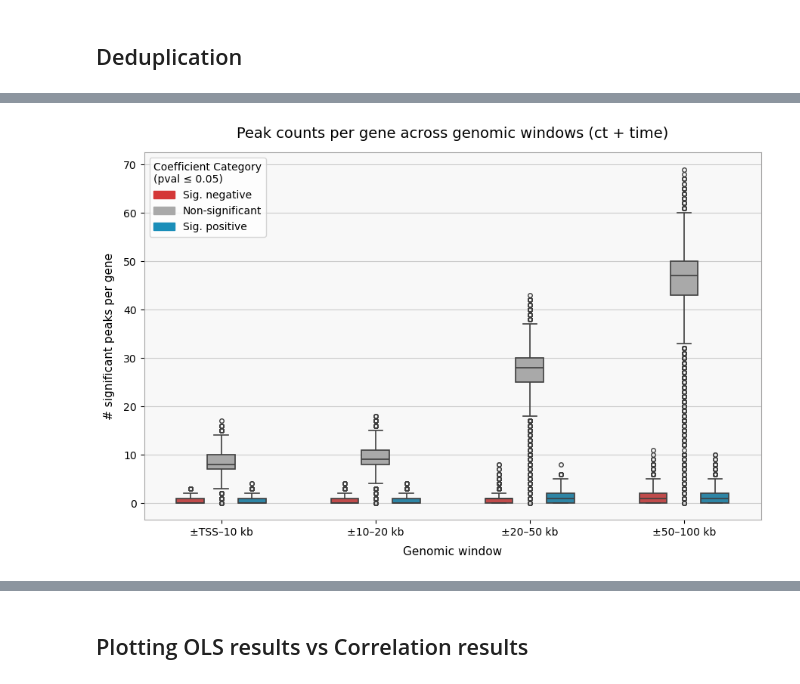
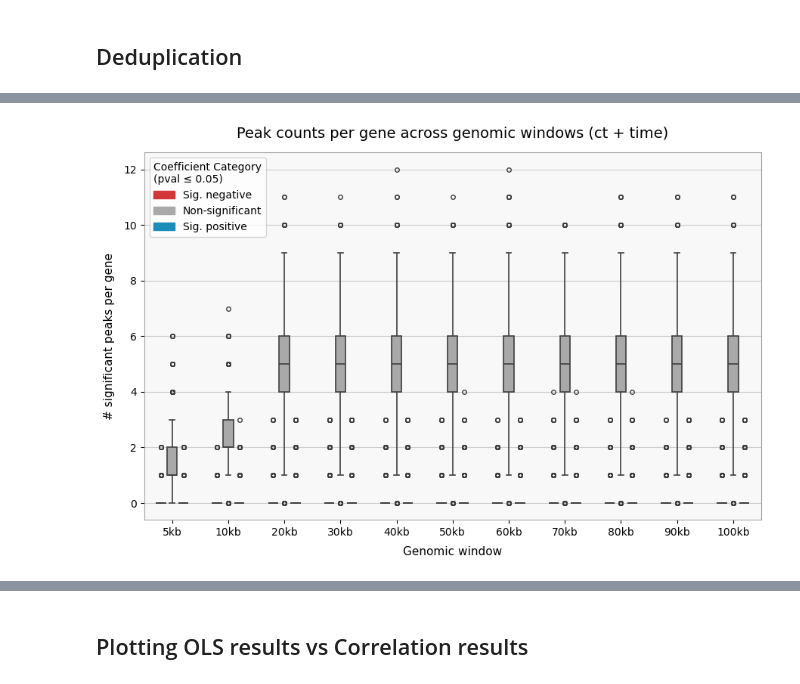
Before and after one commit to smin07/BA, a Jupyter notebook: notebooks/RNA_ATAC_ols_lm_ct_time.ipynb, the cells around one changed output, grey strips where cells are left out. Cells and saved outputs as stored; diff of their text form; code cells hidden in the pictures.

```diff
--- a/notebooks/RNA_ATAC_ols_lm_ct_time.ipynb
+++ b/notebooks/RNA_ATAC_ols_lm_ct_time.ipynb
@@ -7,10 +7,17 @@ import numpy as np
 
 pb_atac_ct_time = anndata.read_h5ad("/home/fgsasse_lrs_1/Downloads/BA/BA_data/Pseudobulks/ATAC/celltypes_times/agg_atac_ct_time.h5ad")
 pb_rna_ct_time = anndata.read_h5ad("/home/fgsasse_lrs_1/Downloads/BA/BA_data/Pseudobulks/RNA/celltypes_times/agg_rna_ct_time.h5ad")
-gene_peaks_10kb = pd.read_csv("/home/fgsasse_lrs_1/Downloads/BA/BA_data/TSS windows/gene_peak_assignments_10kb.csv")
-gene_peaks_20kb = pd.read_csv("/home/fgsasse_lrs_1/Downloads/BA/BA_data/TSS windows/gene_peak_assignments_20kb.csv")
-gene_peaks_50kb = pd.read_csv("/home/fgsasse_lrs_1/Downloads/BA/BA_data/TSS windows/gene_peak_assignments_50kb.csv")
-gene_peaks_100kb = pd.read_csv("/home/fgsasse_lrs_1/Downloads/BA/BA_data/TSS windows/gene_peak_assignments_100kb.csv")
+
+window_sizes = ["5kb", "10kb", "20kb", "30kb", "40kb", "50kb", "60kb", "70kb", "80kb", "90kb", "100kb"]
+base_path = "/home/fgsasse_lrs_1/Downloads/BA/BA_data/TSS windows/20 windows"
+
+gene_peaks_neg = {}
+for window in window_sizes:
+    gene_peaks_neg[window] = pd.read_csv(f"{base_path}/gene_peak_assignments_{window}_neg_upst.csv")
+
+gene_peaks_pos = {}
+for window in window_sizes:
+    gene_peaks_pos[window] = pd.read_csv(f"{base_path}/gene_peak_assignments_{window}_pos_downst.csv")
 # %%
 pb_atac_ct_time.obs_names.unique().size, pb_rna_ct_time.obs_names.unique().size
 # %% [output]
@@ -243,13 +314,13 @@ plt.show()
 # %%
 #read in the saved all_ols_dfs dataframe to confirm it was saved correctly
 import pandas as pd
-ols_all_df = pd.read_csv("/home/fgsasse_lrs_1/Downloads/BA/BA_data/OLS/Results/ols_res_all_windows_df_ct_time.csv")
+ols_all_df = pd.read_csv("/home/fgsasse_lrs_1/Downloads/BA/BA_data/OLS/Results/ols_res_all_windows_pos_df_ct_time.csv")
 print(ols_all_df.head())
 
 # Make window categorical and ordered
 ols_all_df["window"] = pd.Categorical(
     ols_all_df["window"],
-    categories=["10kb", "20kb", "50kb", "100kb"],
+    categories=[window for window in window_label],
     ordered=True
 )
 
@@ -301,0 +481,3 @@ Name: count, dtype: int64
+# %%
+pair_counts = ring_df.groupby(["gene", "window", "category"]).size().reset_index(name="count")
+pair_counts.head()
@@ -318,7 +507,7 @@ fig.patch.set_facecolor("white")
 ax.set_facecolor("#F8F8F8")
 
 sns.boxplot(
-    data=summary_counts,
+    data=pair_counts,
     x="window", y="count", hue="category",
     hue_order=category_order,
     palette=category_colors,
@@ -332,13 +521,13 @@ sns.boxplot(
 )
 
 # Replace x-axis tick labels
-window_labels = {
-    "10kb":  "±TSS–10 kb",
-    "20kb":  "±10–20 kb",
-    "50kb":  "±20–50 kb",
-    "100kb": "±50–100 kb",
-}
-ax.set_xticklabels([window_labels[t.get_text()] for t in ax.get_xticklabels()])
+#window_labels = {
+#    "10kb":  "±TSS–10 kb",
+#   "20kb":  "±10–20 kb",
+#   "50kb":  "±20–50 kb",
+#   "100kb": "±50–100 kb",
+#}
+#ax.set_xticklabels([window_labels[t.get_text()] for t in ax.get_xticklabels()])
 
 # Recolor fliers manually to match their box color
 for line, color in zip(
@@ -350,34 +539,34 @@ for line, color in zip(
     line.set_markerfacecolor(color)
     line.set_markeredgecolor(color)
     line.set_alpha(0.7)
 
 ax.set_title("Peak counts per gene across genomic windows (ct + time)",
              fontsize=14, fontweight="500", pad=14, loc="center")
 ax.set_xlabel("Genomic window", fontsize=11, labelpad=8)
 ax.set_ylabel("# significant peaks per gene", fontsize=11, labelpad=8)
 
 ax.yaxis.grid(True, color="#cccccc", linewidth=0.8, linestyle="-", zorder=0)
 ax.xaxis.grid(False)
 ax.set_axisbelow(True)
 
 for spine in ax.spines.values():
     spine.set_color("#a5a4a4")
 
 handles = [mpatches.Patch(color=category_colors[c], alpha=1, label=c.capitalize())
            for c in category_order]
 ax.legend(
     handles=handles,
     title="Coefficient Category\n(pval ≤ 0.05)",
     frameon=True,
     fontsize=10,
     loc="upper left",
     title_fontsize=10,
 )
 
 plt.tight_layout()
 plt.show()
 # %% [output]
-[figure, old version]
+[figure, new version]
 # %%
 # Boxplot of the counts of peaks per gene (first occurrence of gene-peak pair across all windows) for significant categories only (non-significant category excluded) for each window size
 import numpy as np
```
Also changed, not shown: parts of 13 cells of this notebook, 3 other files.
